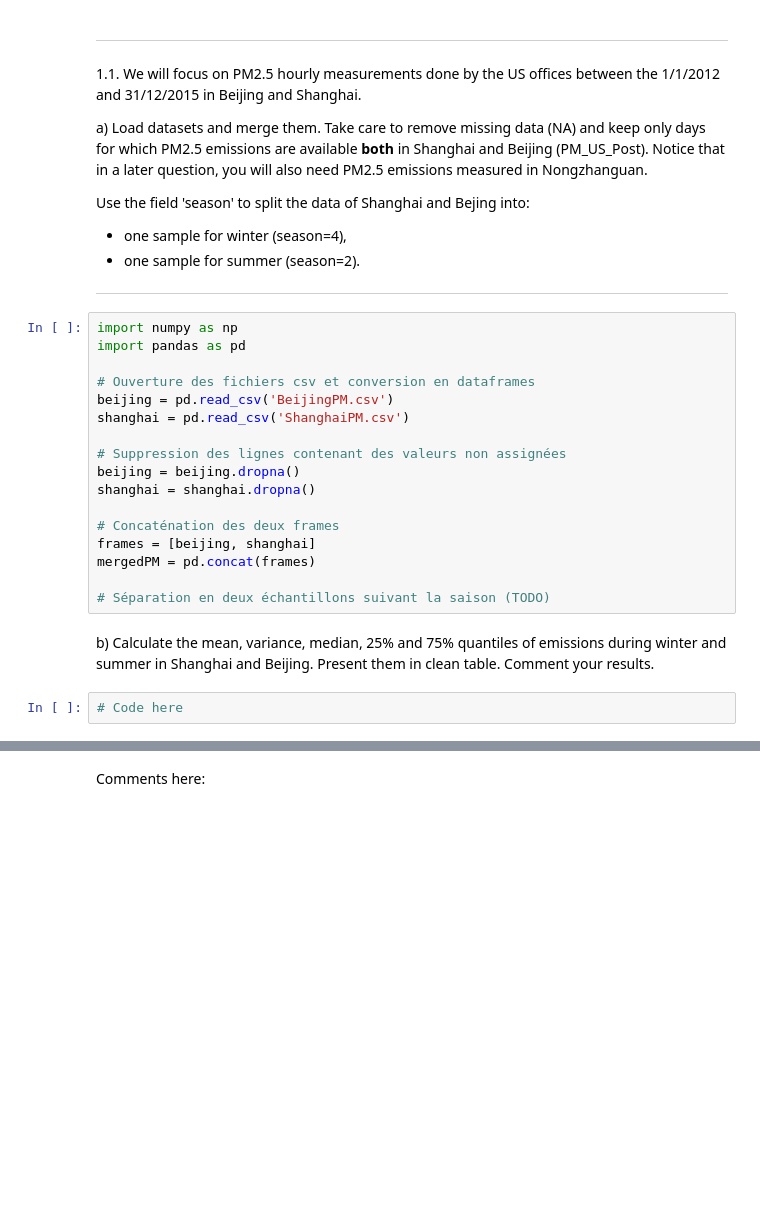
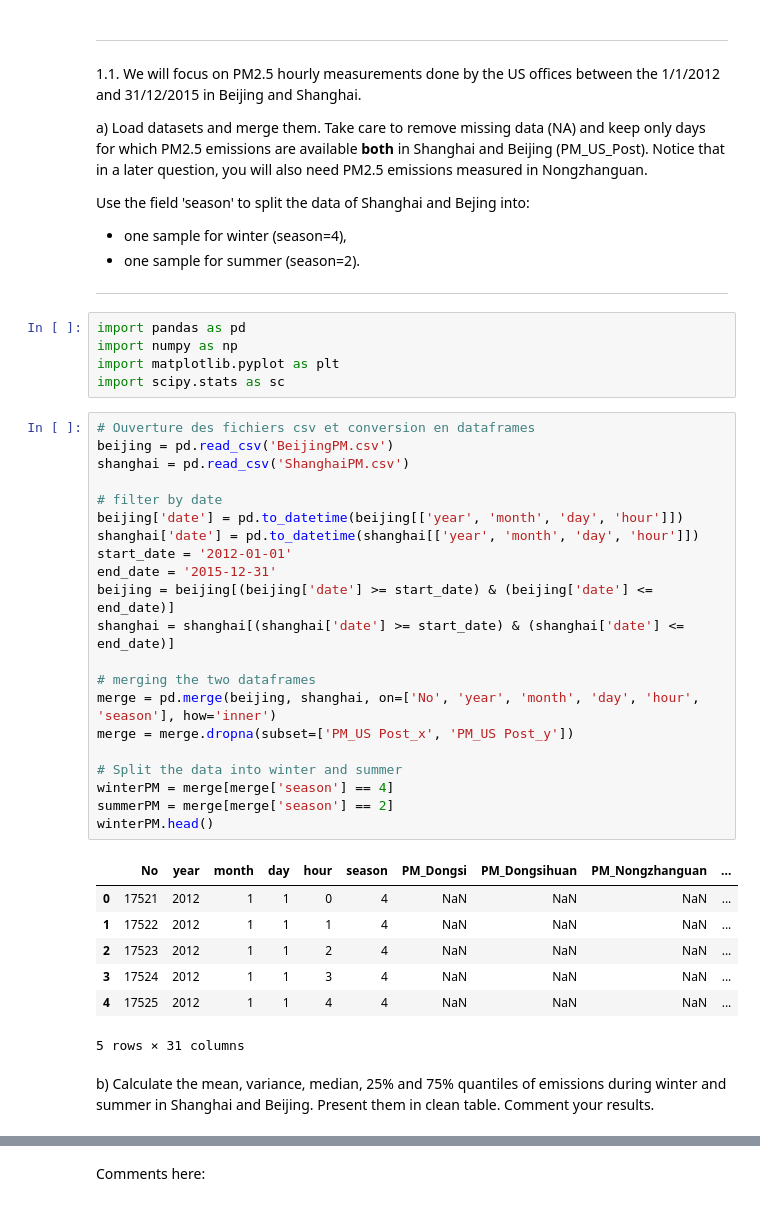
Before and after one commit to thibvr99/hackathon1_g19, a Jupyter notebook: Hackathon 1.ipynb, the cells around one changed output, grey strips where cells are left out. Cells and saved outputs as stored; diff of their text form; blank space fills up the shorter version.

```diff
--- a/Hackathon 1.ipynb
+++ b/Hackathon 1.ipynb
@@ -77,24 +77,39 @@ Use the field 'season' to split the data of Shanghai and Bejing into:
 * one sample for winter (season=4),
 * one sample for summer (season=2).
 ------------------------------------------------------------------------------------------------------
-# %%
-import numpy as np
-import pandas as pd
-
-# Ouverture des fichiers csv et conversion en dataframes
-beijing = pd.read_csv('BeijingPM.csv')
-shanghai = pd.read_csv('ShanghaiPM.csv')
-
-# Suppression des lignes contenant des valeurs non assignées
-beijing = beijing.dropna()
-shanghai = shanghai.dropna()
-
-# Concaténation des deux frames
-frames = [beijing, shanghai]
-mergedPM = pd.concat(frames)
-
-# Séparation en deux échantillons suivant la saison (TODO)
+# %%
+import pandas as pd
+import numpy as np
+import matplotlib.pyplot as plt
+import scipy.stats as sc
+# %%
+# Ouverture des fichiers csv et conversion en dataframes
+beijing = pd.read_csv('BeijingPM.csv')
+shanghai = pd.read_csv('ShanghaiPM.csv')
+
+# filter by date
+beijing['date'] = pd.to_datetime(beijing[['year', 'month', 'day', 'hour']])
+shanghai['date'] = pd.to_datetime(shanghai[['year', 'month', 'day', 'hour']])
+start_date = '2012-01-01'
+end_date = '2015-12-31'
+beijing = beijing[(beijing['date'] >= start_date) & (beijing['date'] <= end_date)]
+shanghai = shanghai[(shanghai['date'] >= start_date) & (shanghai['date'] <= end_date)]
+
+# merging the two dataframes
+merge = pd.merge(beijing, shanghai, on=['No', 'year', 'month', 'day', 'hour', 'season'], how='inner')
+merge = merge.dropna(subset=['PM_US Post_x', 'PM_US Post_y'])
+
+# Split the data into winter and summer
+winterPM = merge[merge['season'] == 4]
+summerPM = merge[merge['season'] == 2]
+winterPM.head()
+# %% [output]
+|  | No | year | month | day | hour | season | PM_Dongsi | PM_Dongsihuan | PM_Nongzhanguan | ... |
+| 0 | 17521 | 2012 | 1 | 1 | 0 | 4 | NaN | NaN | NaN | ... |
+| 1 | 17522 | 2012 | 1 | 1 | 1 | 4 | NaN | NaN | NaN | ... |
+| 2 | 17523 | 2012 | 1 | 1 | 2 | 4 | NaN | NaN | NaN | ... |
+| 3 | 17524 | 2012 | 1 | 1 | 3 | 4 | NaN | NaN | NaN | ... |
+| 4 | 17525 | 2012 | 1 | 1 | 4 | 4 | NaN | NaN | NaN | ... |
+5 rows × 31 columns
 # %% [markdown]
 b) Calculate the mean, variance, median, 25% and 75% quantiles of emissions during winter and summer in Shanghai and Beijing. Present them in clean table. Comment your results.
-# %%
-# Code here
```
Also changed, not shown: parts of 3 cells of this notebook.
